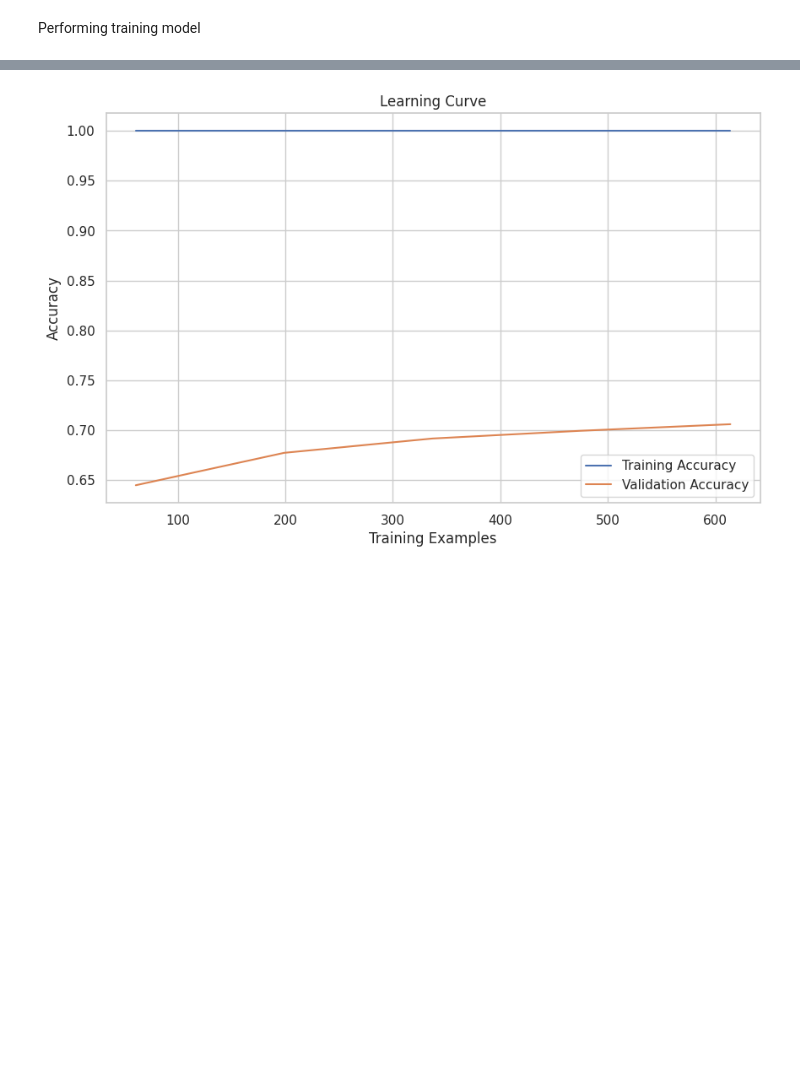
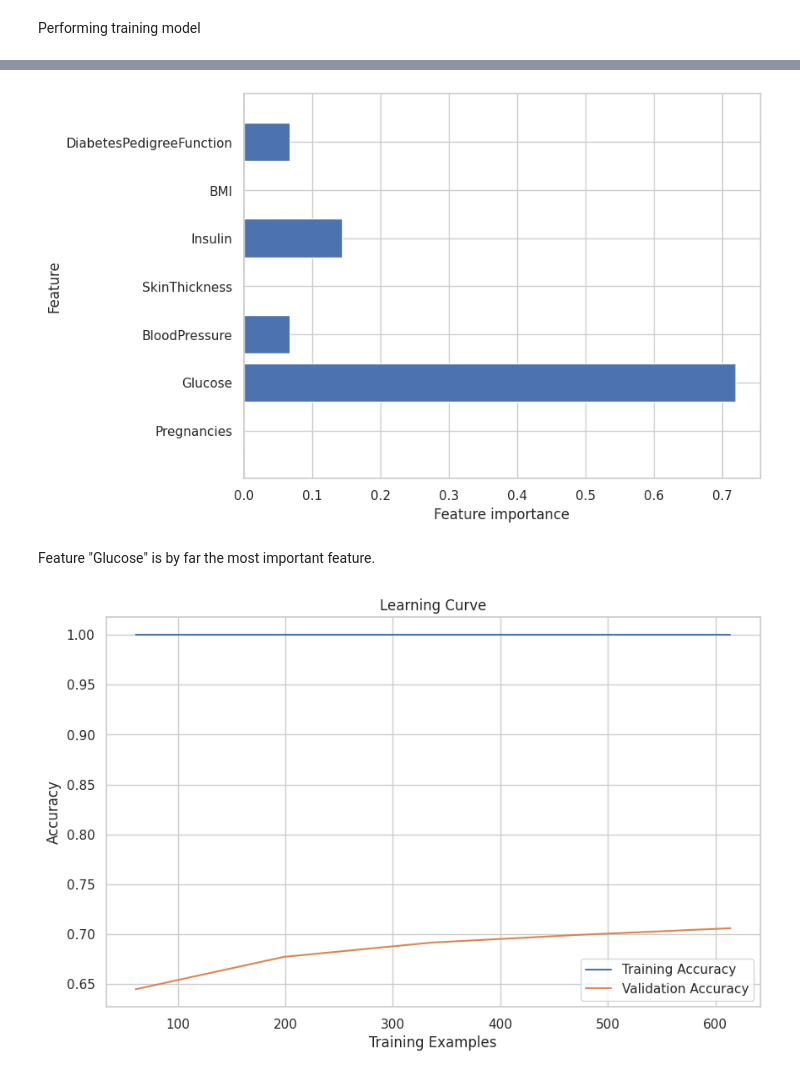
Before and after one commit to Munchkinland/Decision-Tree, a Jupyter notebook: src/explore.ipynb, the cells around one changed output, grey strips where cells are left out. Drawn from its saved outputs; the diff is of its cells as text; code cells hidden in the pictures; blank space fills up the shorter version.

Commit message:
FEATURE IMPORTANCE

```diff
--- a/src/explore.ipynb
+++ b/src/explore.ipynb
@@ -709,0 +744,6 @@ DecisionTreeClassifier(random_state=42)
+# %%
+model = DecisionTreeClassifier(max_depth=3, random_state=42)
+model.fit(X_train, y_train)
+
+print("Accuracy on training set: {:.3f}".format(tree.score(X_train, y_train)))
+print("Accuracy on test set: {:.3f}".format(tree.score(X_test, y_test)))
@@ -709,0 +784,7 @@ DecisionTreeClassifier(random_state=42)
+# %%
+from sklearn.tree import DecisionTreeClassifier
+
+tree = DecisionTreeClassifier(random_state=42)
+tree.fit(X_train, y_train)
+print("Accuracy on training set: {:.3f}".format(tree.score(X_train, y_train)))
+print("Accuracy on test set: {:.3f}".format(tree.score(X_test, y_test)))
@@ -709,0 +794,6 @@ DecisionTreeClassifier(random_state=42)
+# %%
+tree = DecisionTreeClassifier(max_depth=3, random_state=42)
+tree.fit(X_train, y_train)
+
+print("Accuracy on training set: {:.3f}".format(tree.score(X_train, y_train)))
+print("Accuracy on test set: {:.3f}".format(tree.score(X_test, y_test)))
@@ -710,3 +828,24 @@ DecisionTreeClassifier(random_state=42)
+# %%
+import matplotlib.pyplot as plt
+import numpy as np
+
+def plot_feature_importances_diabetes(model, feature_names):
+    plt.figure(figsize=(8, 6))
+    n_features = len(feature_names)
+    plt.barh(range(n_features), model.feature_importances_, align='center')
+    plt.yticks(np.arange(n_features), feature_names)
+    plt.xlabel("Feature importance")
+    plt.ylabel("Feature")
+    plt.ylim(-1, n_features)
+
+# Assuming diabetes_features is a list of feature names
+diabetes_features = ['Pregnancies', 'Glucose', 'BloodPressure', 'SkinThickness', 'Insulin', 'BMI', 'DiabetesPedigreeFunction', 'Age']
+plot_feature_importances_diabetes(tree, diabetes_features[:-1])  # Exclude the target variable
+plt.savefig('feature_importance.png')
+# %% [output]
+[figure, added]
+# %% [markdown]
+Feature "Glucose" is by far the most important feature.
 # %%
 from sklearn.model_selection import learning_curve
 from sklearn.metrics import confusion_matrix, accuracy_score
```
Also changed, not shown: parts of 11 cells of this notebook, 1 other file.
